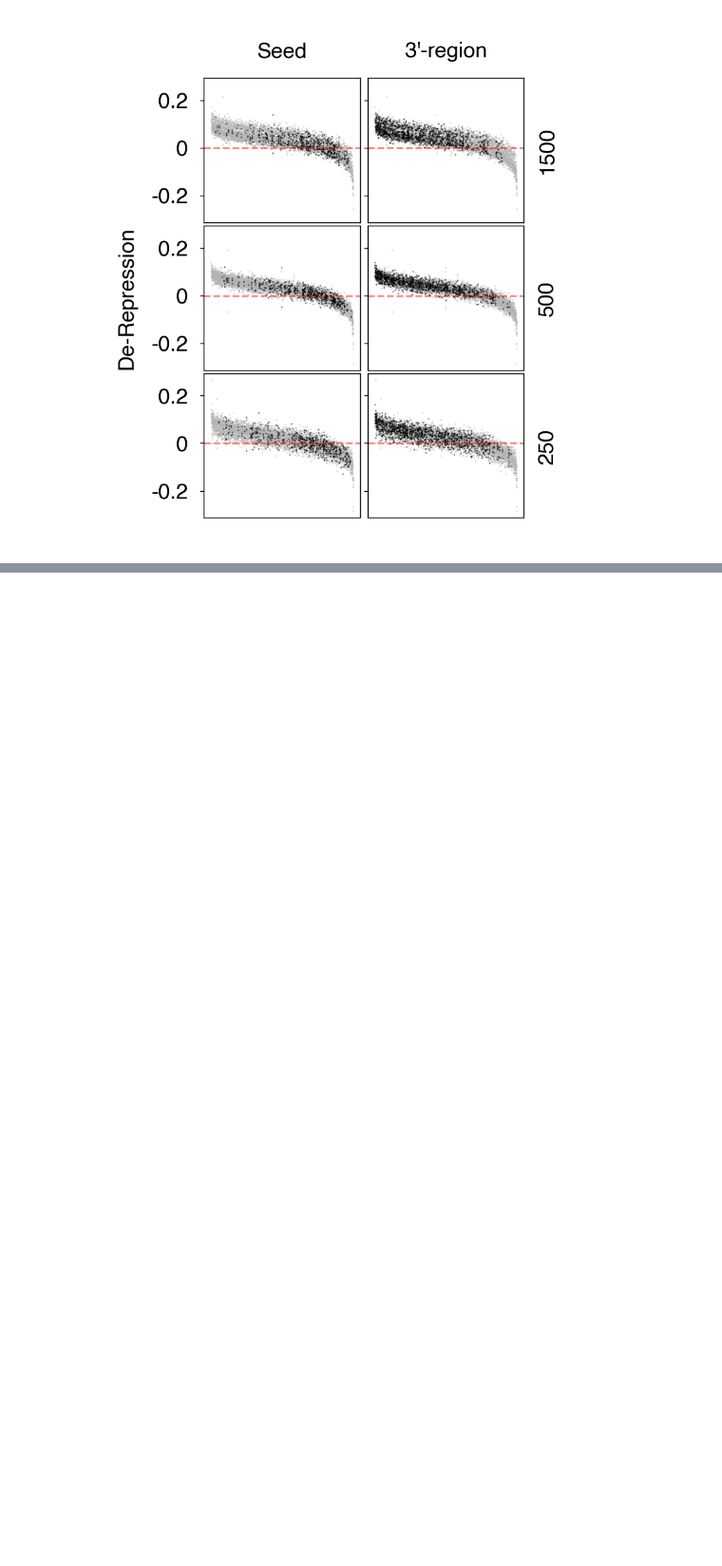
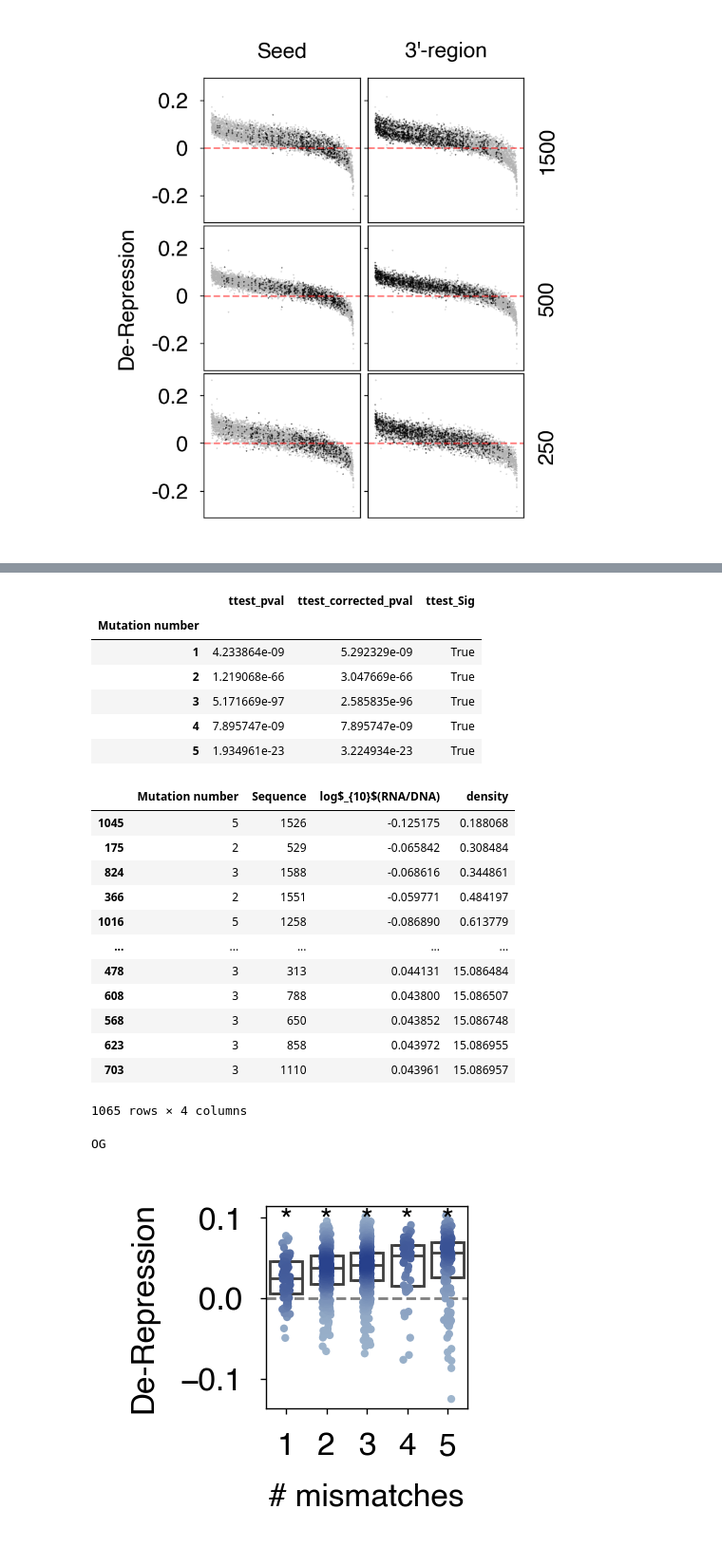
Before and after one commit to jackdesmarais/TRf_transposon_silencing_MPRA, a Jupyter notebook: graphing_notebooks/make_figure_panels.ipynb, the cells around one changed output, grey strips where cells are left out. Shown at 95% size. Saved outputs shown, nothing was run; the diff lists cells and outputs as text; code cells hidden in the pictures; blank space fills up the shorter version.

```diff
--- a/graphing_notebooks/make_figure_panels.ipynb
+++ b/graphing_notebooks/make_figure_panels.ipynb
@@ -96,6 +98,11 @@ def make_density(x):
     density.index=x.index
     return(density)
 
+
+def ttester(x):
+    pvals = ttest_1samp(x,0).pvalue
+    return(pvals)
+
 wts = {'TRF_perfect':'TGGCGCCCGAACAGGGACTTGA',#+'AGAATGGCAGAGAGATGCTAAGAGGA',
        'Josh_match':'TGGCGCCCGAACAGGGACCTGA',#+'AGAATGGCAGAGAGATGCTAAGAGGA',
        'Native_MusD6':'TGGCGCCAGAACTGGGACCTGA',#+'AGAATGGCAGAGAGATGCTAAGAGGA'}
@@ -388,0 +487,52 @@ plt.show()
+# %%
+comp='Josh_match'
+
+mutation_num = (lib.fitness_frame['sequence'].values.reshape(-1,1).astype('U').view('U1') != np.array(list(wts[comp]))[None,:]).sum(axis=1)
+
+cut = lib.fitness_frame.T[lib.fitness_frame.columns.str.endswith('RNA1500')].T
+cut['Mutation number'] = mutation_num
+cut = cut.set_index([cut.index, 'Mutation number']).stack().reset_index().rename(columns={
+    'level_0':'Sequence',
+    'level_2':'Pool',
+    0:'log$_{10}$(RNA/DNA)',
+    })
+cut = cut.set_index(['Mutation number','Sequence','Pool']).unstack('Pool') - cut.set_index(['Mutation number', 'Sequence', 'Pool']).unstack('Pool').loc[0].values
+
+cut = cut.mean(axis=1).rename('log$_{10}$(RNA/DNA)').reset_index()
+cut = cut[(cut['Mutation number']!=0)&(cut['Mutation number']<=5)]
+cut = cut.reset_index().drop(columns='index')
+
+stats_df = cut.groupby(['Mutation number'])['log$_{10}$(RNA/DNA)'].apply(ttester).rename('ttest_pval').to_frame()
+mask = ~stats_df['ttest_pval'].isna()
+stats_df['ttest_corrected_pval']=1
+stats_df['ttest_corrected_pval'][mask] = false_discovery_control(stats_df['ttest_pval'][mask])
+stats_df['ttest_Sig'] = stats_df['ttest_corrected_pval']<0.05
+display(stats_df)
+
+cut['density'] = cut.groupby('Mutation number', group_keys=False)['log$_{10}$(RNA/DNA)'].apply(make_density)
+cut = cut.sort_values('density')
+display(cut)
+print('OG')
+rc_alt_size = rc_defaults.copy()
+rc_alt_size["figure.figsize"] = (0.9,0.9)
+with rc_context(rc_alt_size):
+    shift = 0.4
+    fig, ax = plt.subplots(nrows=1,ncols=1, gridspec_kw=dict(left=shift,right=0.99,top=0.99,bottom=shift))
+    p = sns.boxplot(data=cut, y='log$_{10}$(RNA/DNA)', x = 'Mutation number', boxprops=dict(fill=None),
+                    showfliers=False,whis=0,capwidths=0.6, linewidth=0.5,
+                ax=ax)
+    p = sns.stripplot(data=cut, y='log$_{10}$(RNA/DNA)', x = 'Mutation number', size=1.5, hue='density', legend=False, palette=to_blue_cmap,
+                    ax=ax)
+    plt.sca(ax)
+    plt.axhline(0, c='k', alpha=0.5, linestyle='--')
+
+    ax.set_ylabel(f'De-Repression')
+    ax.set_xlabel('# mismatches')
+
+    for sig in stats_df[(stats_df.ttest_Sig)&(stats_df.index<=5)].index:
+        plt.annotate('*',(sig-1,0.085), ha='center')
+
+
+    plt.savefig(f'../figure_panels/main/mutation_number_panel_full_box.pdf', dpi=600)
+    plt.show()
+# %% [output]
@@ -388,0 +543,22 @@ plt.show()
+|  | ttest_pval | ttest_corrected_pval | ttest_Sig |
+| Mutation number |  |  |  |
+| 1 | 4.233864e-09 | 5.292329e-09 | True |
+| 2 | 1.219068e-66 | 3.047669e-66 | True |
+| 3 | 5.171669e-97 | 2.585835e-96 | True |
+| 4 | 7.895747e-09 | 7.895747e-09 | True |
+| 5 | 1.934961e-23 | 3.224934e-23 | True |
+|  | Mutation number | Sequence | log$_{10}$(RNA/DNA) | density |
+| 1045 | 5 | 1526 | -0.125175 | 0.188068 |
+| 175 | 2 | 529 | -0.065842 | 0.308484 |
+| 824 | 3 | 1588 | -0.068616 | 0.344861 |
+| 366 | 2 | 1551 | -0.059771 | 0.484197 |
+| 1016 | 5 | 1258 | -0.086890 | 0.613779 |
+| ... | ... | ... | ... | ... |
+| 478 | 3 | 313 | 0.044131 | 15.086484 |
+| 608 | 3 | 788 | 0.043800 | 15.086507 |
+| 568 | 3 | 650 | 0.043852 | 15.086748 |
+| 623 | 3 | 858 | 0.043972 | 15.086955 |
+| 703 | 3 | 1110 | 0.043961 | 15.086957 |
+1065 rows × 4 columns
+OG
+[figure, added]
```
Also changed, not shown: parts of 5 cells of this notebook.
